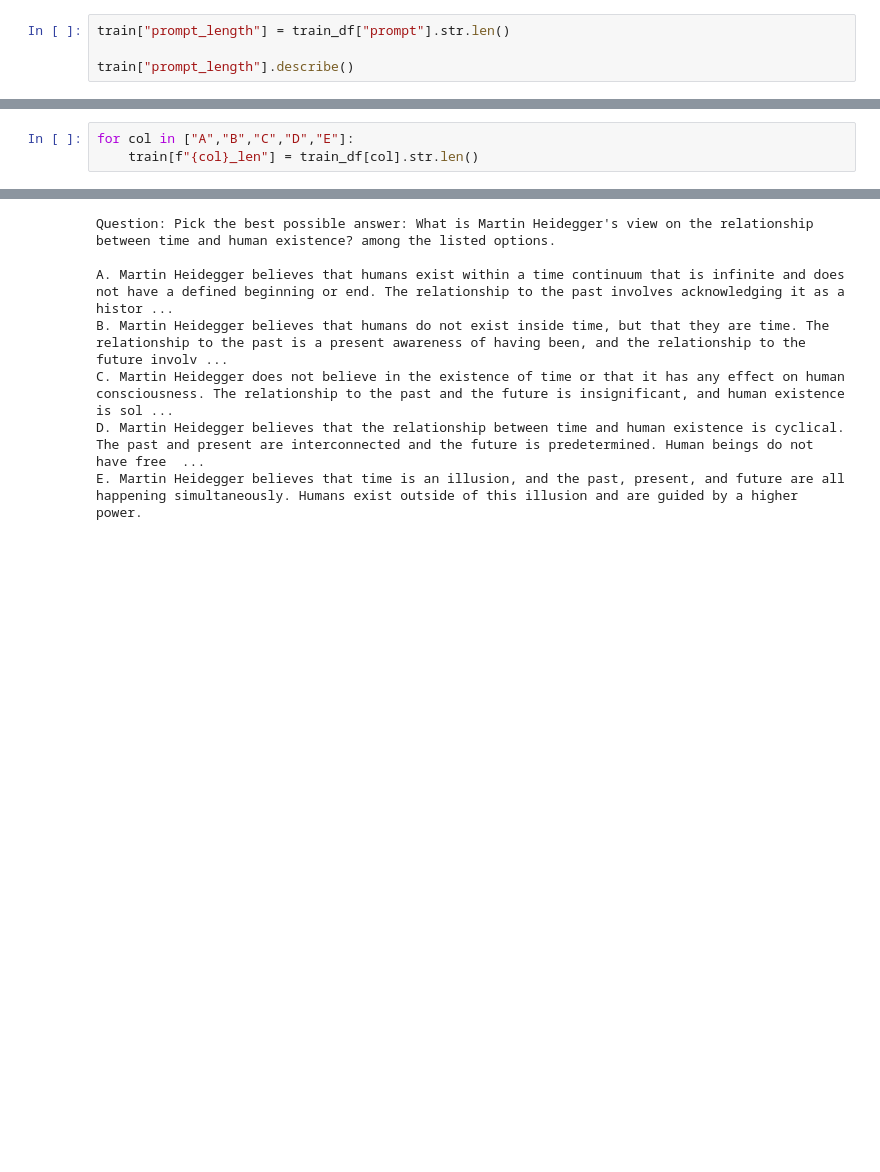
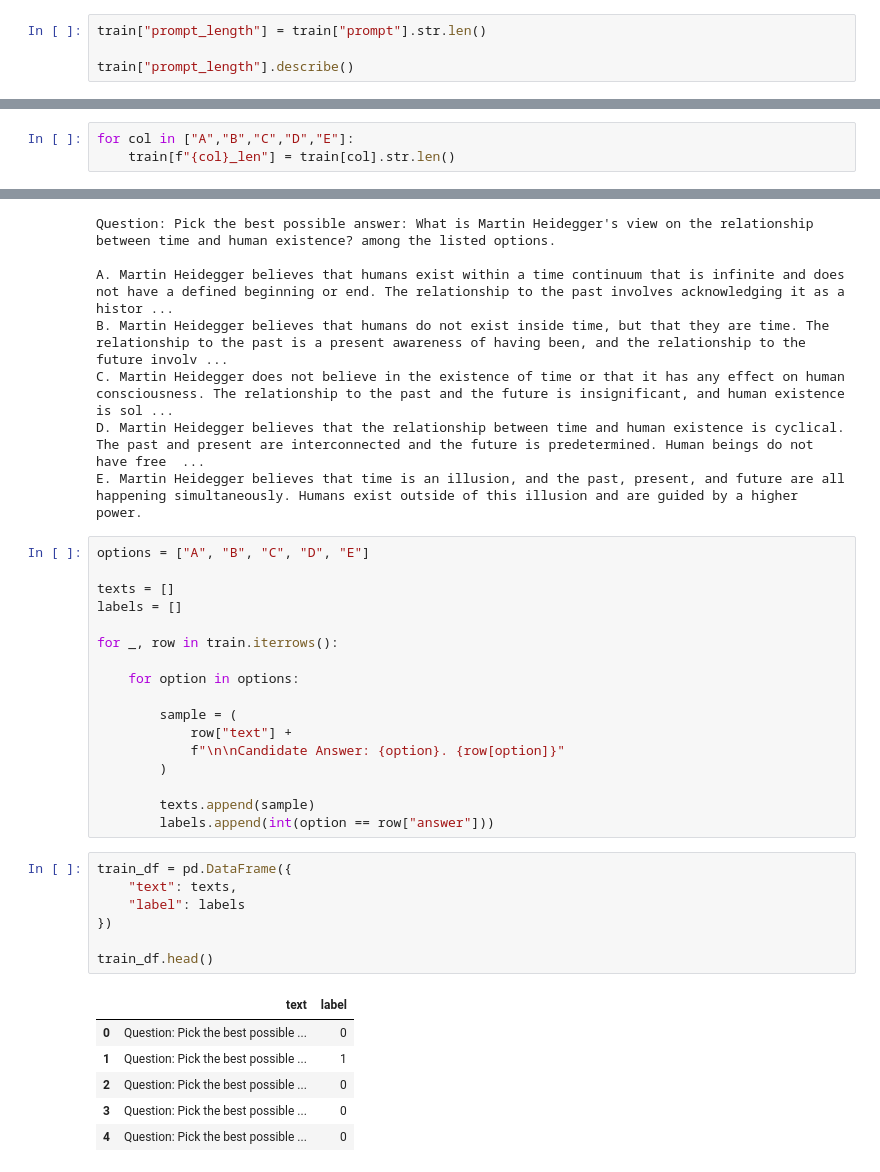
Before and after one commit to 22f3001807/dl-22f3001807-notebook-t22026, a Jupyter notebook: 22f3001807-notebook-2026t2.ipynb, the cells around one changed output, grey strips where cells are left out. Drawn from its saved outputs; the diff is of its cells as text; blank space fills up the shorter version.

```diff
--- a/22f3001807-notebook-2026t2.ipynb
+++ b/22f3001807-notebook-2026t2.ipynb
@@ -66,7 +75,7 @@ plt.show()
 # %% [output]
 [figure]
 # %%
-train["prompt_length"] = train_df["prompt"].str.len()
+train["prompt_length"] = train["prompt"].str.len()
 
 train["prompt_length"].describe()
 # %% [output]
@@ -95,7 +104,7 @@ plt.show()
 [figure]
 # %%
 for col in ["A","B","C","D","E"]:
-    train[f"{col}_len"] = train_df[col].str.len()
+    train[f"{col}_len"] = train[col].str.len()
 # %%
 train[["A_len","B_len","C_len","D_len","E_len"]].mean()
 # %% [output]
@@ -128,3 +137,34 @@ B. Martin Heidegger believes that humans do not exist inside time, but that they
 C. Martin Heidegger does not believe in the existence of time or that it has any effect on human consciousness. The relationship to the past and the future is insignificant, and human existence is sol ...
 D. Martin Heidegger believes that the relationship between time and human existence is cyclical. The past and present are interconnected and the future is predetermined. Human beings do not have free  ...
 E. Martin Heidegger believes that time is an illusion, and the past, present, and future are all happening simultaneously. Humans exist outside of this illusion and are guided by a higher power.
+# %%
+options = ["A", "B", "C", "D", "E"]
+
+texts = []
+labels = []
+
+for _, row in train.iterrows():
+
+    for option in options:
+
+        sample = (
+            row["text"] +
+            f"\n\nCandidate Answer: {option}. {row[option]}"
+        )
+
+        texts.append(sample)
+        labels.append(int(option == row["answer"]))
+# %%
+train_df = pd.DataFrame({
+    "text": texts,
+    "label": labels
+})
+
+train_df.head()
+# %% [output]
+|  | text | label |
+| 0 | Question: Pick the best possible ... | 0 |
+| 1 | Question: Pick the best possible ... | 1 |
+| 2 | Question: Pick the best possible ... | 0 |
+| 3 | Question: Pick the best possible ... | 0 |
+| 4 | Question: Pick the best possible ... | 0 |
```
Also changed, not shown: parts of 9 cells of this notebook.
